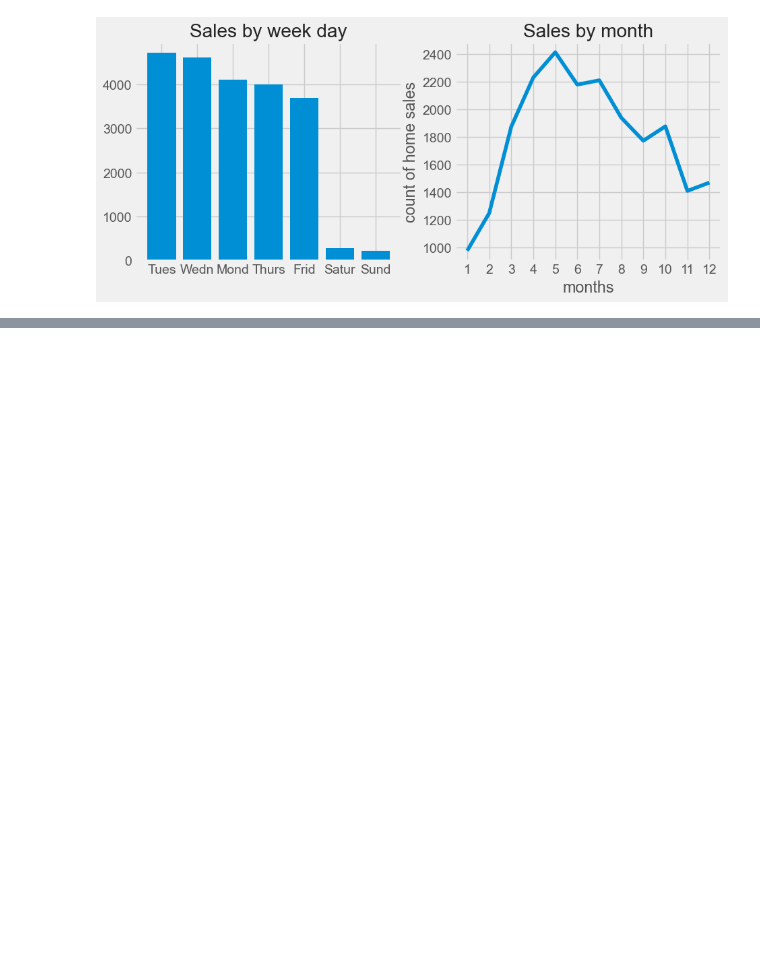
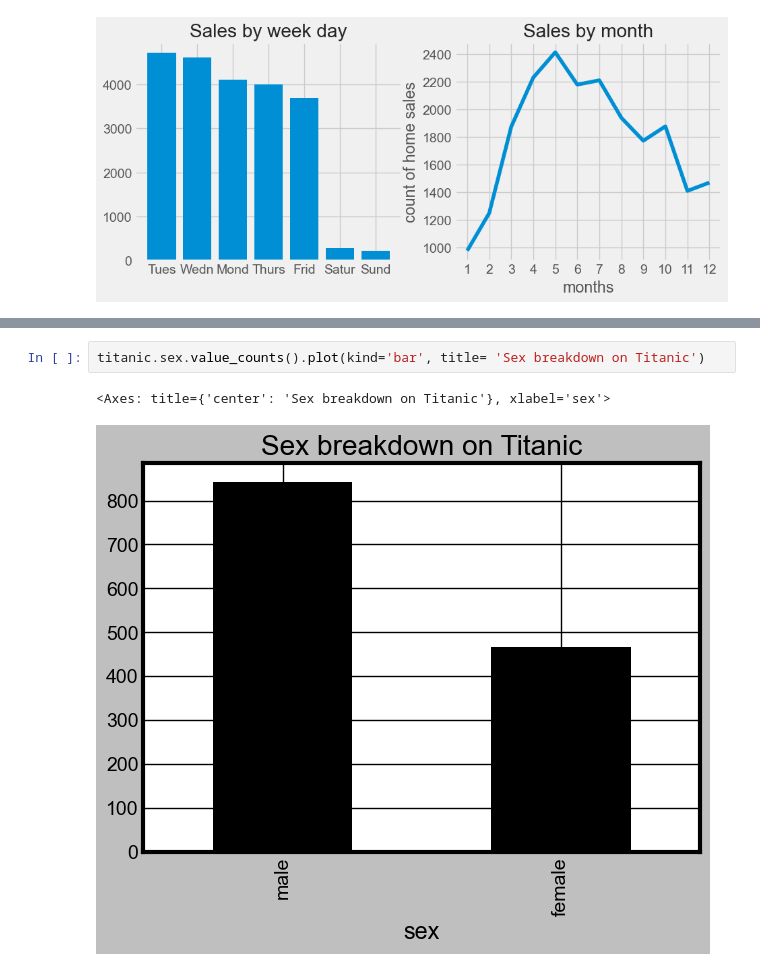
Before and after one commit to trudova/python-projects, a Jupyter notebook: pandas/plotting with matplotlib.ipynb, the cells around one changed output, grey strips where cells are left out. Saved outputs shown, nothing was run; the diff lists cells and outputs as text; blank space fills up the shorter version.

```diff
--- a/pandas/plotting with matplotlib.ipynb
+++ b/pandas/plotting with matplotlib.ipynb
@@ -458,0 +512,5 @@ Text(0, 0.5, 'count of home sales')
+# %%
+titanic.sex.value_counts().plot(kind='bar', title= 'Sex breakdown on Titanic')
+# %% [output]
+<Axes: title={'center': 'Sex breakdown on Titanic'}, xlabel='sex'>
+[figure, added]
```
Also changed, not shown: parts of 22 cells of this notebook, 1 other file.
